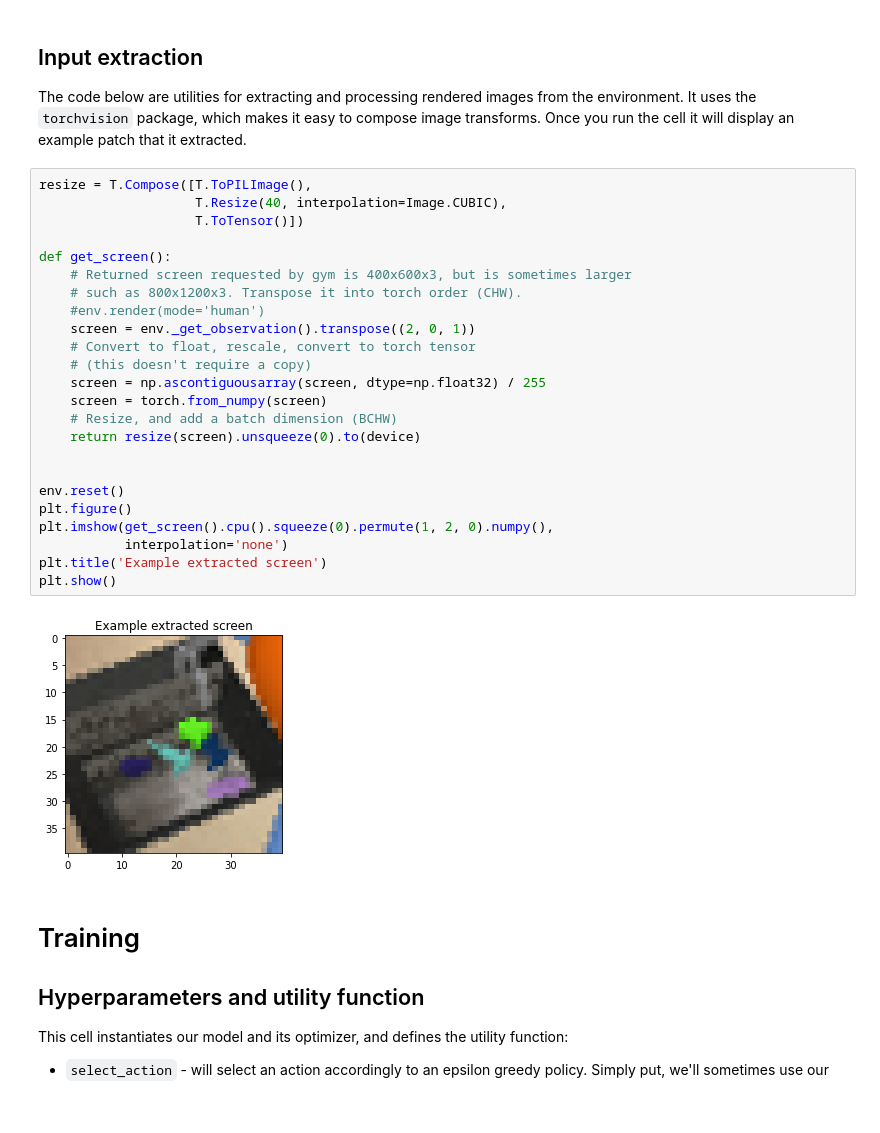
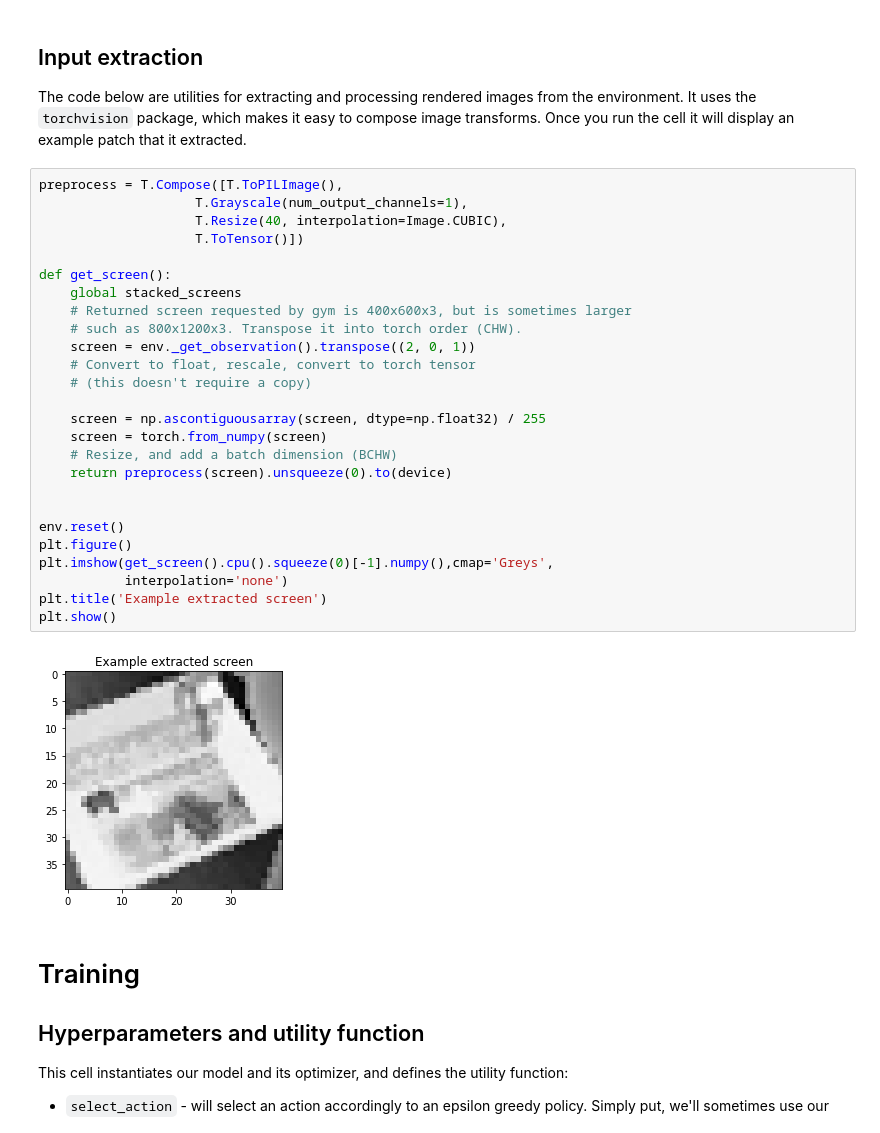
Before and after one commit to mahyaret/kuka_rl, a Jupyter notebook: kuka_rl.ipynb, the cells around one changed output. Cells and saved outputs as stored; diff of their text form.

```diff
--- a/kuka_rl.ipynb
+++ b/kuka_rl.ipynb
@@ -231,31 +233,33 @@ images from the environment. It uses the ``torchvision`` package, which
 makes it easy to compose image transforms. Once you run the cell it will
 display an example patch that it extracted.
 # %%
-resize = T.Compose([T.ToPILImage(),
+preprocess = T.Compose([T.ToPILImage(),
+                    T.Grayscale(num_output_channels=1),
                     T.Resize(40, interpolation=Image.CUBIC),
                     T.ToTensor()])
 
 def get_screen():
+    global stacked_screens
     # Returned screen requested by gym is 400x600x3, but is sometimes larger
     # such as 800x1200x3. Transpose it into torch order (CHW).
-    #env.render(mode='human')
     screen = env._get_observation().transpose((2, 0, 1))
     # Convert to float, rescale, convert to torch tensor
     # (this doesn't require a copy)
+
     screen = np.ascontiguousarray(screen, dtype=np.float32) / 255
     screen = torch.from_numpy(screen)
     # Resize, and add a batch dimension (BCHW)
-    return resize(screen).unsqueeze(0).to(device)
+    return preprocess(screen).unsqueeze(0).to(device)
 
 
 env.reset()
 plt.figure()
-plt.imshow(get_screen().cpu().squeeze(0).permute(1, 2, 0).numpy(),
+plt.imshow(get_screen().cpu().squeeze(0)[-1].numpy(),cmap='Greys',
            interpolation='none')
 plt.title('Example extracted screen')
 plt.show()
 # %% [output]
-[figure, old version]
+[figure, new version]
 # %% [markdown]
 # Training
 
```
Also changed, not shown: parts of 11 cells of this notebook, 1 other file.
